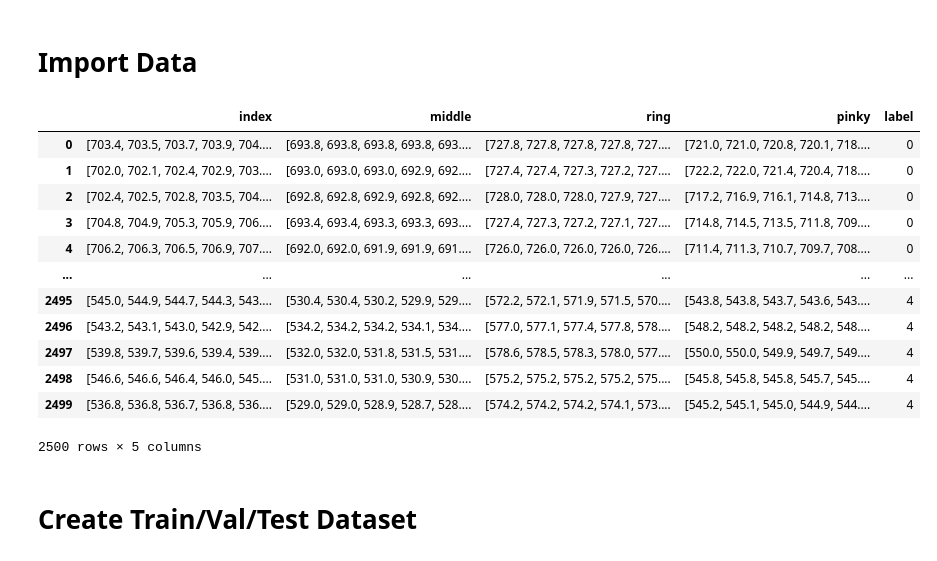
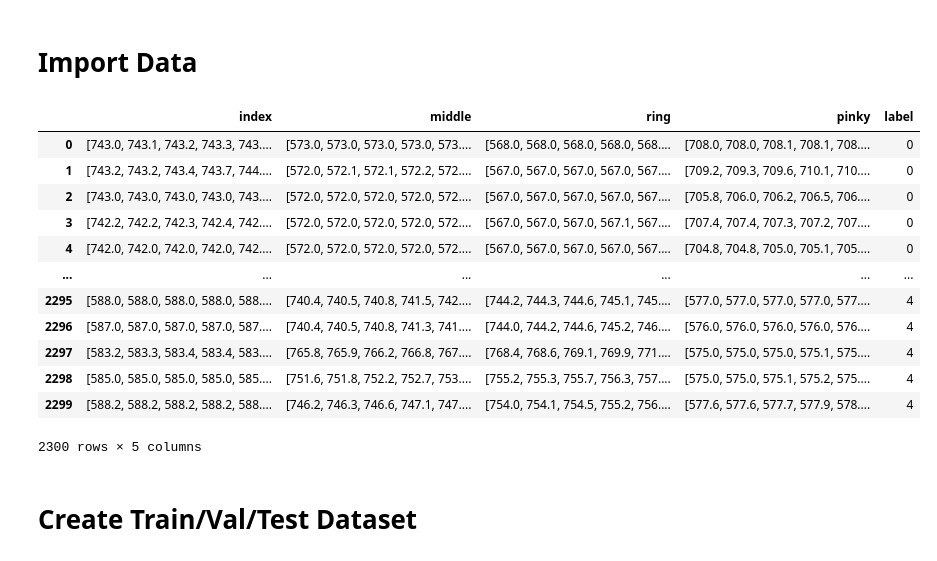
Before and after one commit to rachung2510/oppy, a Jupyter notebook: training/model_MLP.ipynb, the cells around one changed output. Cells and saved outputs as stored; diff of their text form; code cells hidden in the pictures.

```diff
--- a/training/model_MLP.ipynb
+++ b/training/model_MLP.ipynb
@@ -16,23 +23,23 @@ To enable the following instructions: FMA, in other operations, rebuild TensorFl
 # %% [markdown]
 # Import Data
 # %%
-dataset = pd.read_csv('../data/data3.csv', index_col=0)
+dataset = pd.read_csv('../data/data_tiger.csv', index_col=0)
 dataset['label'] = [int(s[-1]) for s in dataset['label']]
 dataset
 # %% [output]
 |  | index | middle | ring | pinky | label |
-| 0 | [703.4, 703.5, 703.7, 703.9, 704.... | [693.8, 693.8, 693.8, 693.8, 693.... | [727.8, 727.8, 727.8, 727.8, 727.... | [721.0, 721.0, 720.8, 720.1, 718.... | 0 |
-| 1 | [702.0, 702.1, 702.4, 702.9, 703.... | [693.0, 693.0, 693.0, 692.9, 692.... | [727.4, 727.4, 727.3, 727.2, 727.... | [722.2, 722.0, 721.4, 720.4, 718.... | 0 |
-| 2 | [702.4, 702.5, 702.8, 703.5, 704.... | [692.8, 692.8, 692.9, 692.8, 692.... | [728.0, 728.0, 728.0, 727.9, 727.... | [717.2, 716.9, 716.1, 714.8, 713.... | 0 |
-| 3 | [704.8, 704.9, 705.3, 705.9, 706.... | [693.4, 693.4, 693.3, 693.3, 693.... | [727.4, 727.3, 727.2, 727.1, 727.... | [714.8, 714.5, 713.5, 711.8, 709.... | 0 |
-| 4 | [706.2, 706.3, 706.5, 706.9, 707.... | [692.0, 692.0, 691.9, 691.9, 691.... | [726.0, 726.0, 726.0, 726.0, 726.... | [711.4, 711.3, 710.7, 709.7, 708.... | 0 |
+| 0 | [743.0, 743.1, 743.2, 743.3, 743.... | [573.0, 573.0, 573.0, 573.0, 573.... | [568.0, 568.0, 568.0, 568.0, 568.... | [708.0, 708.0, 708.1, 708.1, 708.... | 0 |
+| 1 | [743.2, 743.2, 743.4, 743.7, 744.... | [572.0, 572.1, 572.1, 572.2, 572.... | [567.0, 567.0, 567.0, 567.0, 567.... | [709.2, 709.3, 709.6, 710.1, 710.... | 0 |
+| 2 | [743.0, 743.0, 743.0, 743.0, 743.... | [572.0, 572.0, 572.0, 572.0, 572.... | [567.0, 567.0, 567.0, 567.0, 567.... | [705.8, 706.0, 706.2, 706.5, 706.... | 0 |
+| 3 | [742.2, 742.2, 742.3, 742.4, 742.... | [572.0, 572.0, 572.0, 572.0, 572.... | [567.0, 567.0, 567.0, 567.1, 567.... | [707.4, 707.4, 707.3, 707.2, 707.... | 0 |
+| 4 | [742.0, 742.0, 742.0, 742.0, 742.... | [572.0, 572.0, 572.0, 572.0, 572.... | [567.0, 567.0, 567.0, 567.0, 567.... | [704.8, 704.8, 705.0, 705.1, 705.... | 0 |
 | ... | ... | ... | ... | ... | ... |
-| 2495 | [545.0, 544.9, 544.7, 544.3, 543.... | [530.4, 530.4, 530.2, 529.9, 529.... | [572.2, 572.1, 571.9, 571.5, 570.... | [543.8, 543.8, 543.7, 543.6, 543.... | 4 |
-| 2496 | [543.2, 543.1, 543.0, 542.9, 542.... | [534.2, 534.2, 534.2, 534.1, 534.... | [577.0, 577.1, 577.4, 577.8, 578.... | [548.2, 548.2, 548.2, 548.2, 548.... | 4 |
-| 2497 | [539.8, 539.7, 539.6, 539.4, 539.... | [532.0, 532.0, 531.8, 531.5, 531.... | [578.6, 578.5, 578.3, 578.0, 577.... | [550.0, 550.0, 549.9, 549.7, 549.... | 4 |
-| 2498 | [546.6, 546.6, 546.4, 546.0, 545.... | [531.0, 531.0, 531.0, 530.9, 530.... | [575.2, 575.2, 575.2, 575.2, 575.... | [545.8, 545.8, 545.8, 545.7, 545.... | 4 |
-| 2499 | [536.8, 536.8, 536.7, 536.8, 536.... | [529.0, 529.0, 528.9, 528.7, 528.... | [574.2, 574.2, 574.2, 574.1, 573.... | [545.2, 545.1, 545.0, 544.9, 544.... | 4 |
+| 2295 | [588.0, 588.0, 588.0, 588.0, 588.... | [740.4, 740.5, 740.8, 741.5, 742.... | [744.2, 744.3, 744.6, 745.1, 745.... | [577.0, 577.0, 577.0, 577.0, 577.... | 4 |
+| 2296 | [587.0, 587.0, 587.0, 587.0, 587.... | [740.4, 740.5, 740.8, 741.3, 741.... | [744.0, 744.2, 744.6, 745.2, 746.... | [576.0, 576.0, 576.0, 576.0, 576.... | 4 |
+| 2297 | [583.2, 583.3, 583.4, 583.4, 583.... | [765.8, 765.9, 766.2, 766.8, 767.... | [768.4, 768.6, 769.1, 769.9, 771.... | [575.0, 575.0, 575.0, 575.1, 575.... | 4 |
+| 2298 | [585.0, 585.0, 585.0, 585.0, 585.... | [751.6, 751.8, 752.2, 752.7, 753.... | [755.2, 755.3, 755.7, 756.3, 757.... | [575.0, 575.0, 575.1, 575.2, 575.... | 4 |
+| 2299 | [588.2, 588.2, 588.2, 588.2, 588.... | [746.2, 746.3, 746.6, 747.1, 747.... | [754.0, 754.1, 754.5, 755.2, 756.... | [577.6, 577.6, 577.7, 577.9, 578.... | 4 |
-2500 rows × 5 columns
+2300 rows × 5 columns
 # %% [markdown]
 # Create Train/Val/Test Dataset
 # %%
```
Also changed, not shown: parts of 7 cells of this notebook, 5 other files.
